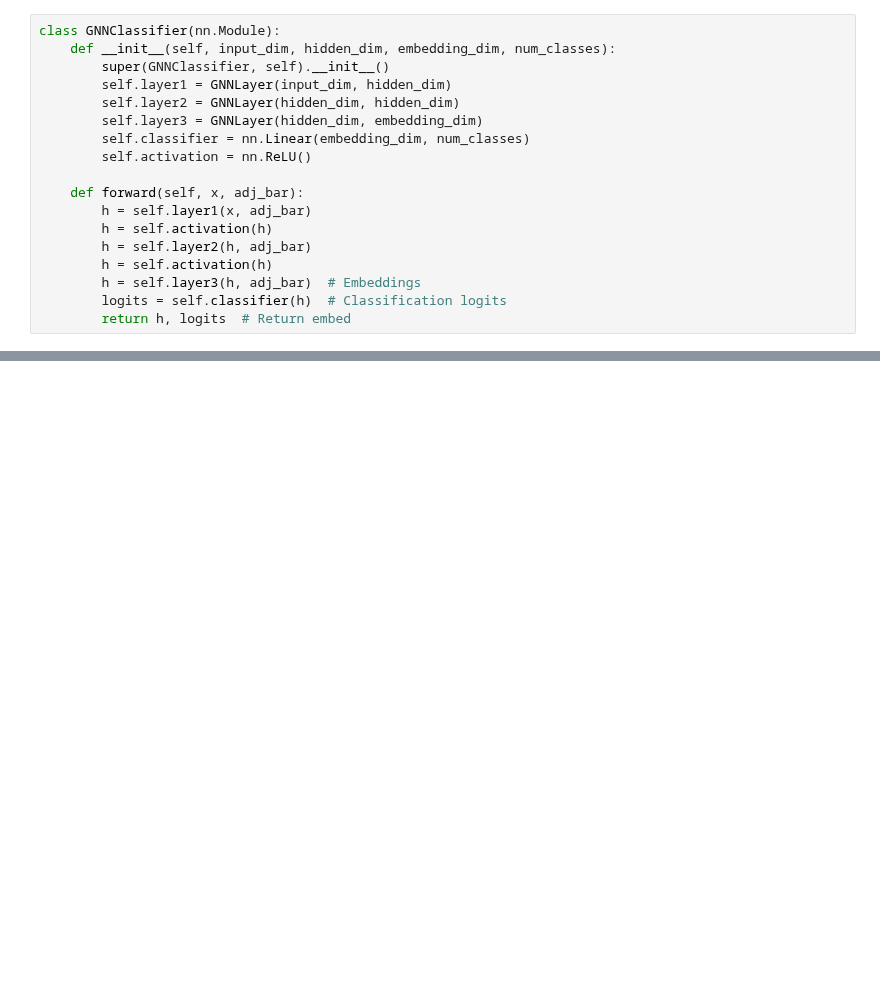
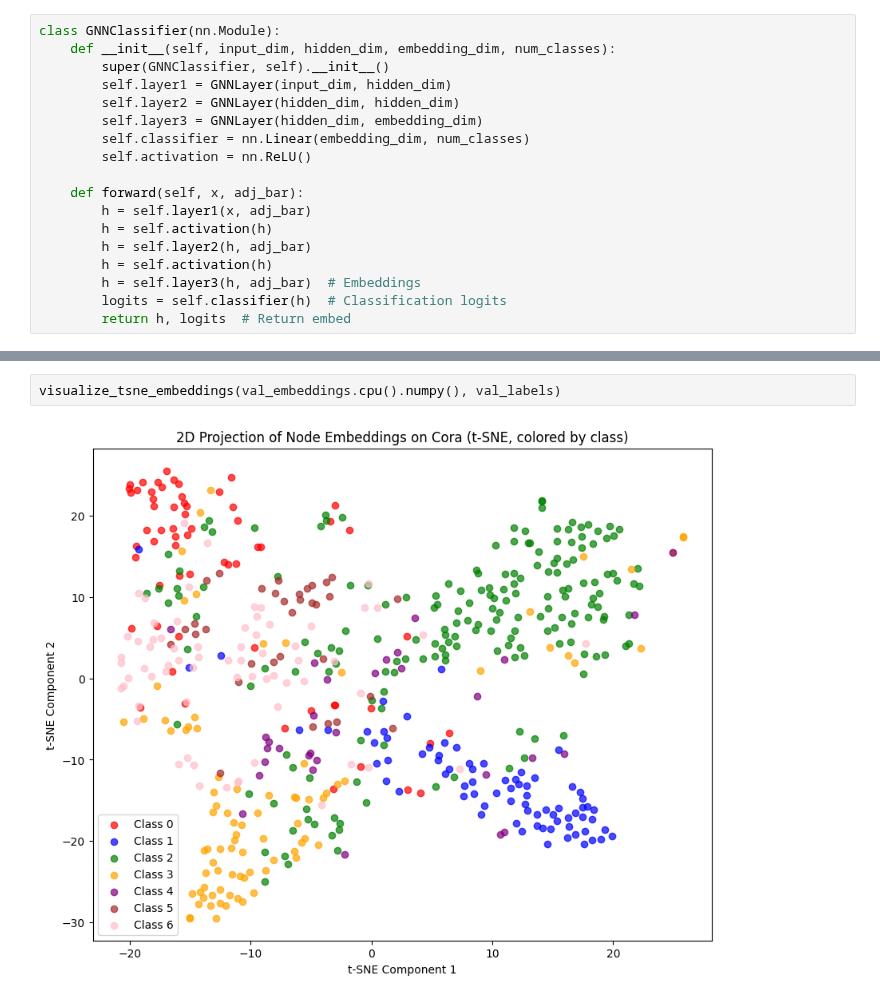
Before and after one commit to jean-kunz/cop_gnn, a Jupyter notebook: nbks/GCN-cora.ipynb, the cells around one changed output, grey strips where cells are left out. Cells and saved outputs as stored; diff of their text form; blank space fills up the shorter version.

```diff
--- a/nbks/GCN-cora.ipynb
+++ b/nbks/GCN-cora.ipynb
@@ -626,0 +694,4 @@ ic| h.shape: torch.Size([2708, 16])
+# %%
+visualize_tsne_embeddings(val_embeddings.cpu().numpy(), val_labels)
+# %% [output]
+[figure, added]
```
Also changed, not shown: parts of 13 cells of this notebook.
